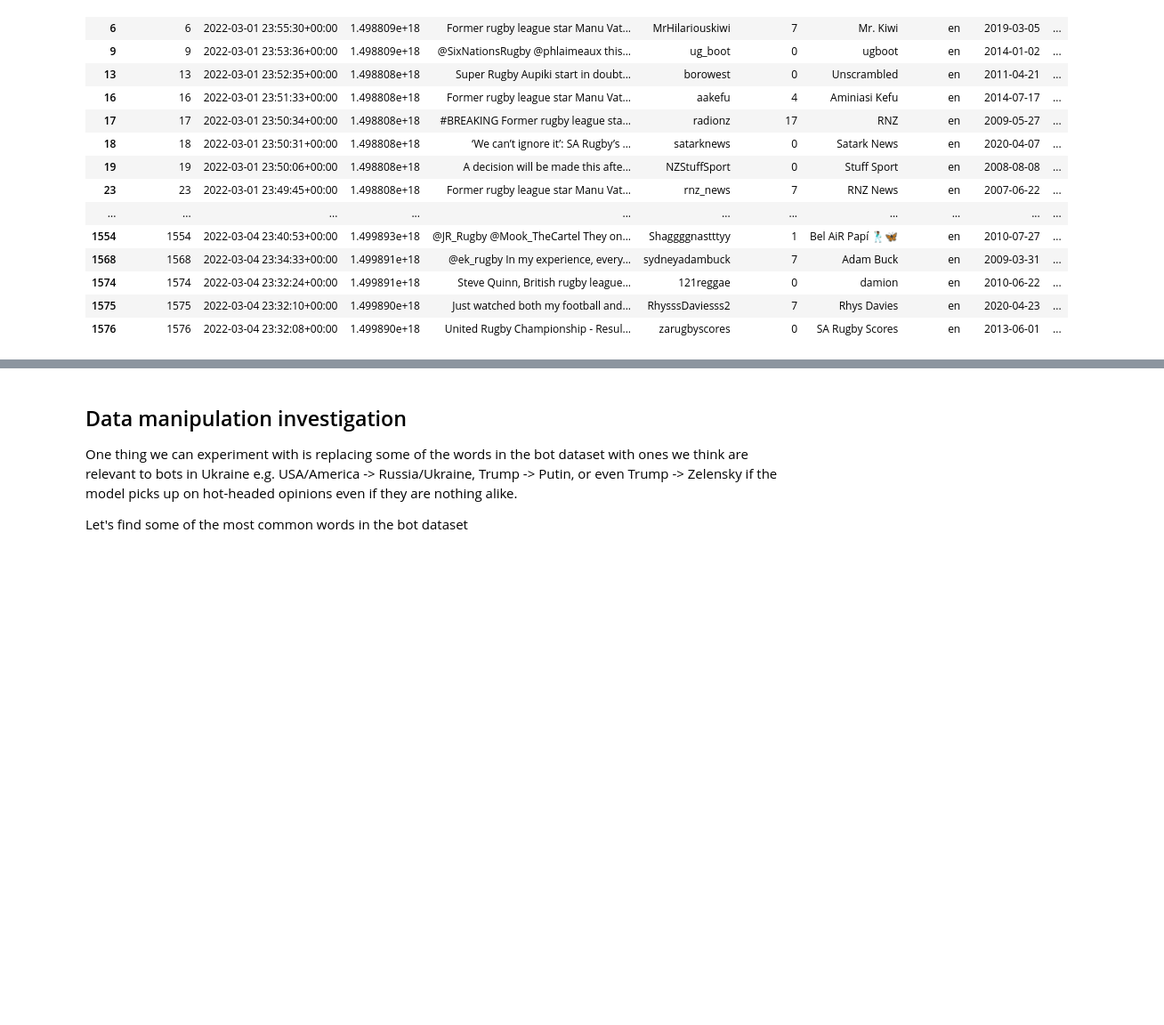
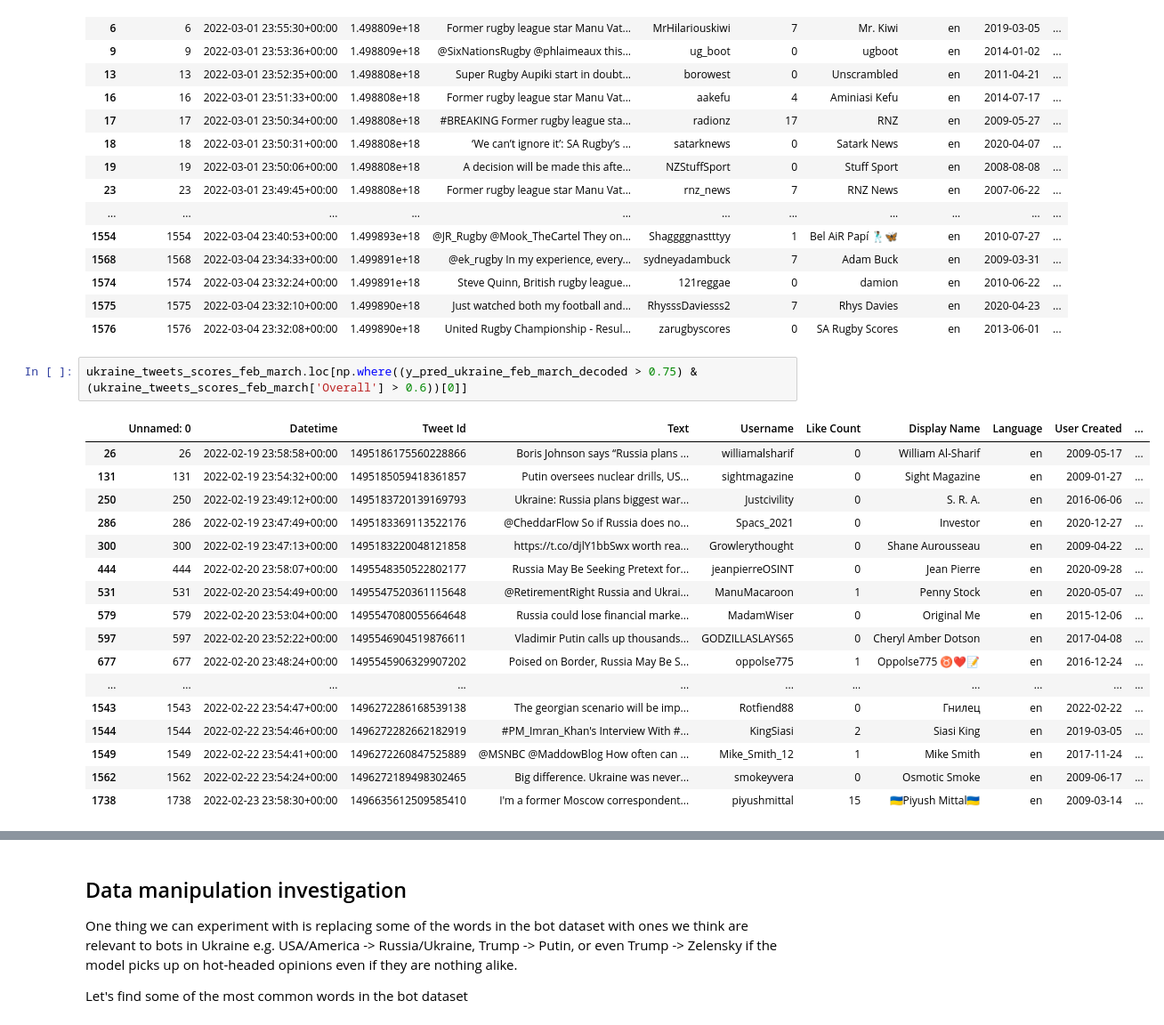
Before and after one commit to MikeSoughton/twitter-nlp, a Jupyter notebook: notebooks/tweet_cnn.ipynb, the cells around one changed output, grey strips where cells are left out. Shown at 89% size. Saved outputs shown, nothing was run; the diff lists cells and outputs as text; blank space fills up the shorter version.

```diff
--- a/notebooks/tweet_cnn.ipynb
+++ b/notebooks/tweet_cnn.ipynb
@@ -339,3 +339,23 @@ rugby_tweets_scores_feb_march.loc[np.where((y_pred_rugby_feb_march_decoded > 0.7
 | 1574 | 1574 | 2022-03-04 23:32:24+00:00 | 1.499891e+18 | Steve Quinn, British rugby league... | 121reggae | 0 | damion | en | 2010-06-22 | ... |
 | 1575 | 1575 | 2022-03-04 23:32:10+00:00 | 1.499890e+18 | Just watched both my football and... | RhysssDaviesss2 | 7 | Rhys Davies | en | 2020-04-23 | ... |
 | 1576 | 1576 | 2022-03-04 23:32:08+00:00 | 1.499890e+18 | United Rugby Championship - Resul... | zarugbyscores | 0 | SA Rugby Scores | en | 2013-06-01 | ... |
+# %%
+ukraine_tweets_scores_feb_march.loc[np.where((y_pred_ukraine_feb_march_decoded > 0.75) & (ukraine_tweets_scores_feb_march['Overall'] > 0.6))[0]]
+# %% [output]
+|  | Unnamed: 0 | Datetime | Tweet Id | Text | Username | Like Count | Display Name | Language | User Created | ... |
+| 26 | 26 | 2022-02-19 23:58:58+00:00 | 1495186175560228866 | Boris Johnson says “Russia plans ... | williamalsharif | 0 | William Al-Sharif | en | 2009-05-17 | ... |
+| 131 | 131 | 2022-02-19 23:54:32+00:00 | 1495185059418361857 | Putin oversees nuclear drills, US... | sightmagazine | 0 | Sight Magazine | en | 2009-01-27 | ... |
+| 250 | 250 | 2022-02-19 23:49:12+00:00 | 1495183720139169793 | Ukraine: Russia plans biggest war... | Justcivility | 0 | S. R. A. | en | 2016-06-06 | ... |
+| 286 | 286 | 2022-02-19 23:47:49+00:00 | 1495183369113522176 | @CheddarFlow So if Russia does no... | Spacs_2021 | 0 | Investor | en | 2020-12-27 | ... |
+| 300 | 300 | 2022-02-19 23:47:13+00:00 | 1495183220048121858 | https://t.co/djlY1bbSwx worth rea... | Growlerythought | 0 | Shane Aurousseau | en | 2009-04-22 | ... |
+| 444 | 444 | 2022-02-20 23:58:07+00:00 | 1495548350522802177 | Russia May Be Seeking Pretext for... | jeanpierreOSINT | 0 | Jean Pierre | en | 2020-09-28 | ... |
+| 531 | 531 | 2022-02-20 23:54:49+00:00 | 1495547520361115648 | @RetirementRight Russia and Ukrai... | ManuMacaroon | 1 | Penny Stock | en | 2020-05-07 | ... |
+| 579 | 579 | 2022-02-20 23:53:04+00:00 | 1495547080055664648 | Russia could lose financial marke... | MadamWiser | 0 | Original Me | en | 2015-12-06 | ... |
+| 597 | 597 | 2022-02-20 23:52:22+00:00 | 1495546904519876611 | Vladimir Putin calls up thousands... | GODZILLASLAYS65 | 0 | Cheryl Amber Dotson | en | 2017-04-08 | ... |
+| 677 | 677 | 2022-02-20 23:48:24+00:00 | 1495545906329907202 | Poised on Border, Russia May Be S... | oppolse775 | 1 | Oppolse775 ♉️❤️📝 | en | 2016-12-24 | ... |
+| ... | ... | ... | ... | ... | ... | ... | ... | ... | ... | ... |
+| 1543 | 1543 | 2022-02-22 23:54:47+00:00 | 1496272286168539138 | The georgian scenario will be imp... | Rotfiend88 | 0 | Гнилец | en | 2022-02-22 | ... |
+| 1544 | 1544 | 2022-02-22 23:54:46+00:00 | 1496272282662182919 | #PM_Imran_Khan's Interview With #... | KingSiasi | 2 | Siasi King | en | 2019-03-05 | ... |
+| 1549 | 1549 | 2022-02-22 23:54:41+00:00 | 1496272260847525889 | @MSNBC @MaddowBlog How often can ... | Mike_Smith_12 | 1 | Mike Smith | en | 2017-11-24 | ... |
+| 1562 | 1562 | 2022-02-22 23:54:24+00:00 | 1496272189498302465 | Big difference. Ukraine was never... | smokeyvera | 0 | Osmotic Smoke | en | 2009-06-17 | ... |
+| 1738 | 1738 | 2022-02-23 23:58:30+00:00 | 1496635612509585410 | I'm a former Moscow correspondent... | piyushmittal | 15 | 🇺🇦Piyush Mittal🇺🇦 | en | 2009-03-14 | ... |
```
Also changed, not shown: parts of 7 cells of this notebook.
